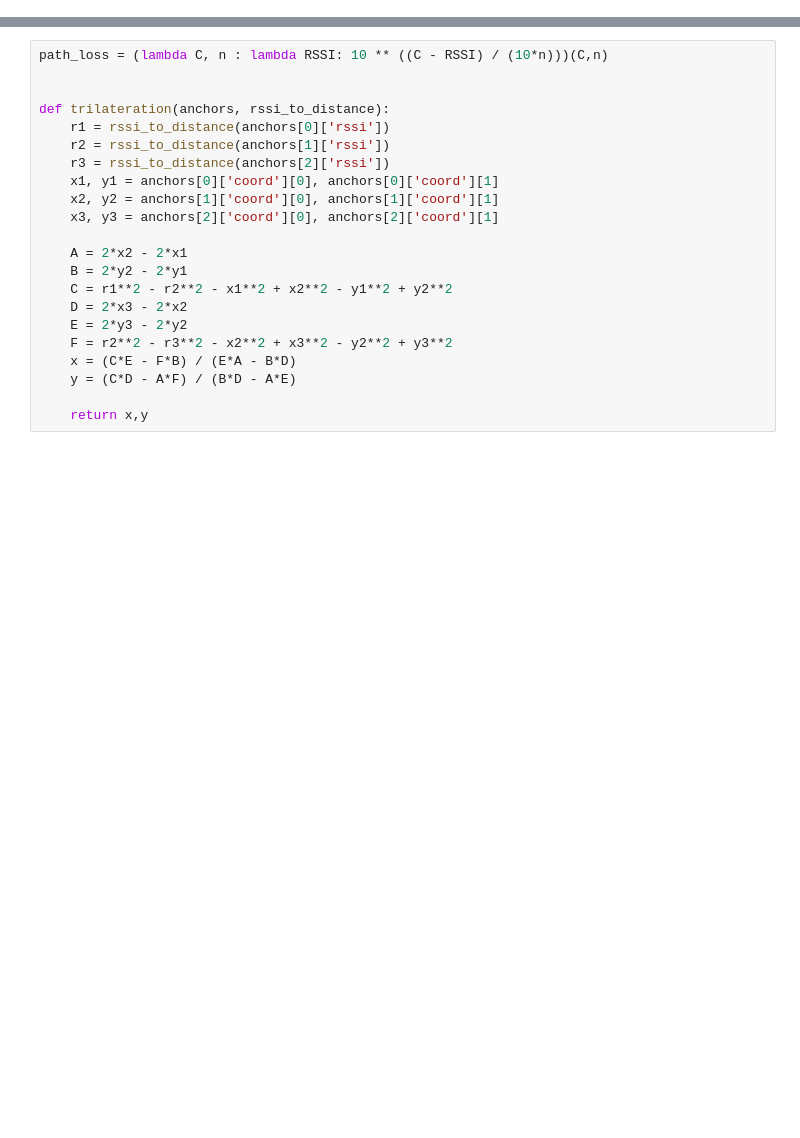
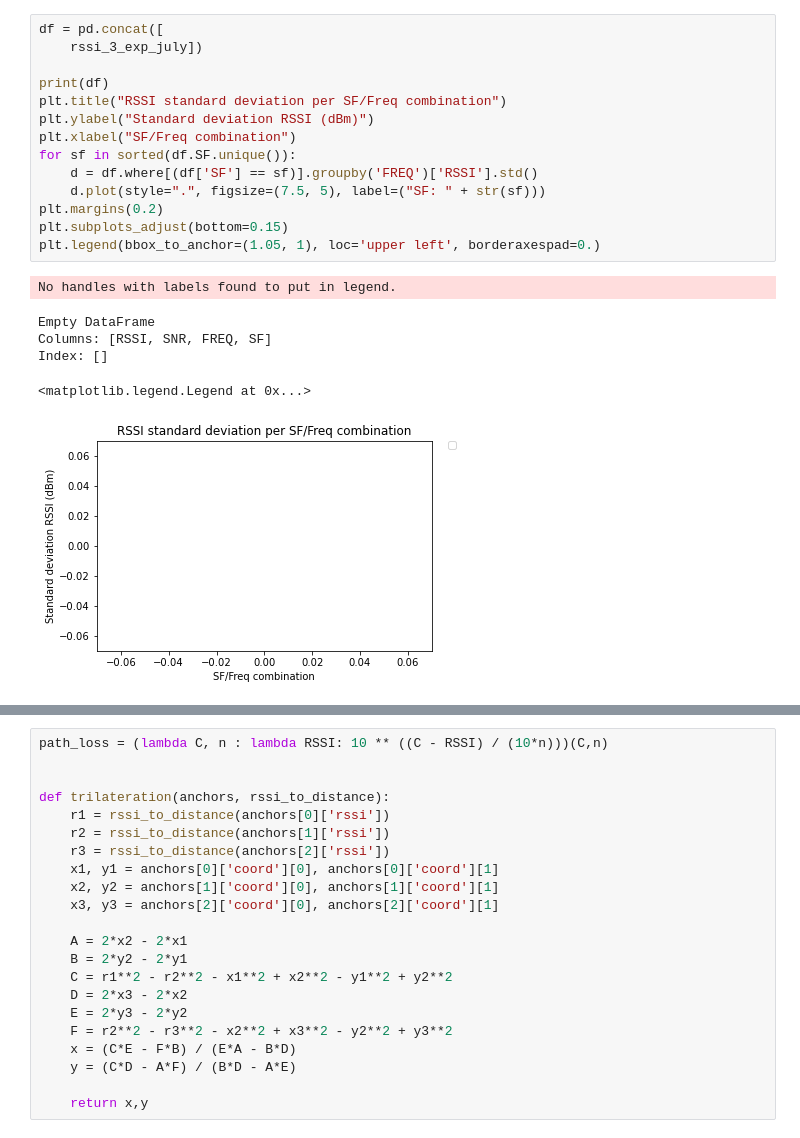
Before and after one commit to animusdeoTech/rssi_ranging, a Jupyter notebook: data_analysis/trilateration.ipynb, the cells around one changed output, grey strips where cells are left out. Saved outputs shown, nothing was run; the diff lists cells and outputs as text; blank space fills up the shorter version.

```diff
--- a/data_analysis/trilateration.ipynb
+++ b/data_analysis/trilateration.ipynb
@@ -52,3 +77,24 @@ OperationalError: unable to open database file
+# %%
+df = pd.concat([
+    rssi_3_exp_july])
+
+print(df)
+plt.title("RSSI standard deviation per SF/Freq combination")
+plt.ylabel("Standard deviation RSSI (dBm)")
+plt.xlabel("SF/Freq combination")
+for sf in sorted(df.SF.unique()):
+    d = df.where[(df['SF'] == sf)].groupby('FREQ')['RSSI'].std()
+    d.plot(style=".", figsize=(7.5, 5), label=("SF: " + str(sf)))
+plt.margins(0.2)
+plt.subplots_adjust(bottom=0.15)
+plt.legend(bbox_to_anchor=(1.05, 1), loc='upper left', borderaxespad=0.)
+# %% [output]
+No handles with labels found to put in legend.
+Empty DataFrame
+Columns: [RSSI, SNR, FREQ, SF]
+Index: []
+<matplotlib.legend.Legend at 0x...>
+[figure, added]
 # %%
 # Model
 
```
Also changed, not shown: parts of 2 cells of this notebook, 5 other files.
